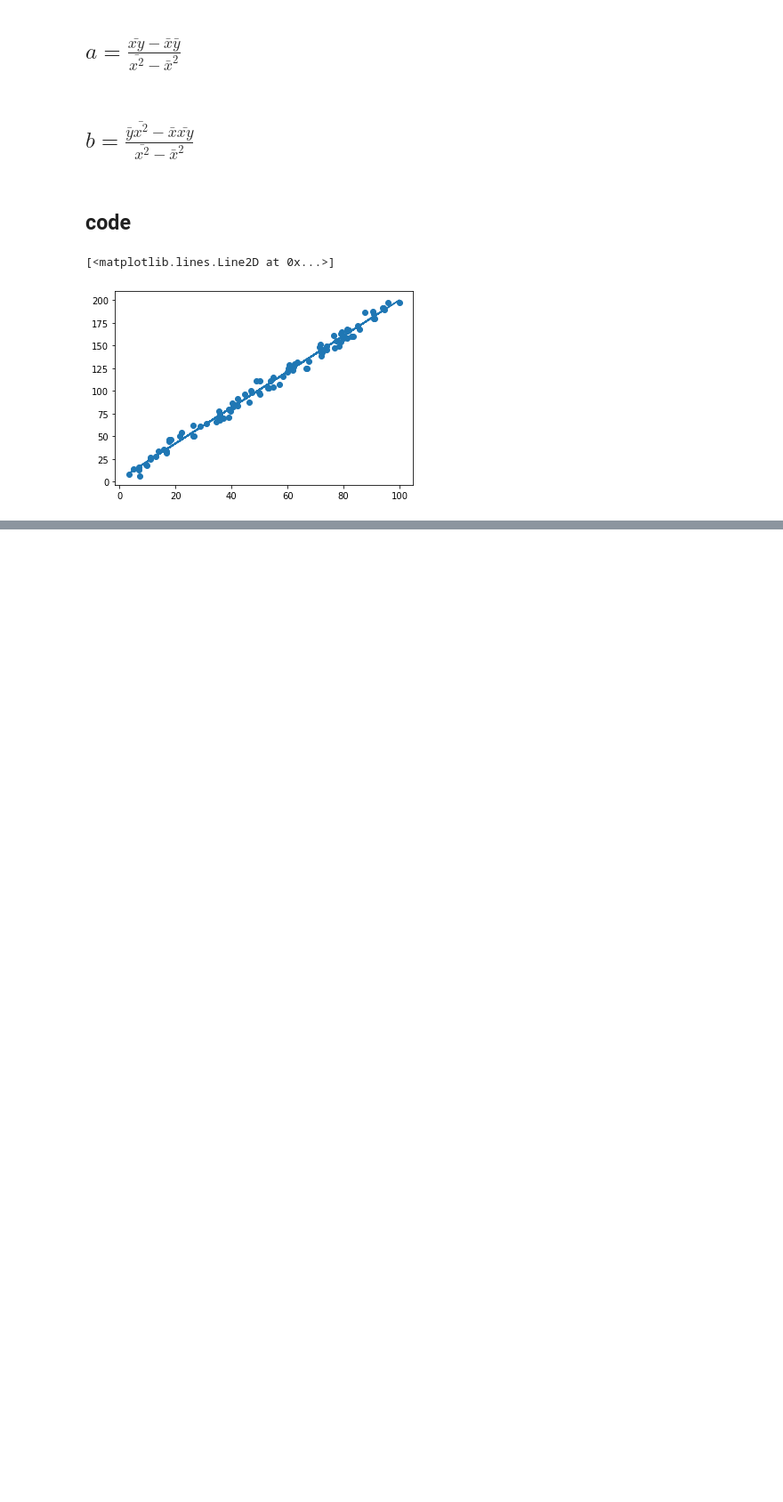
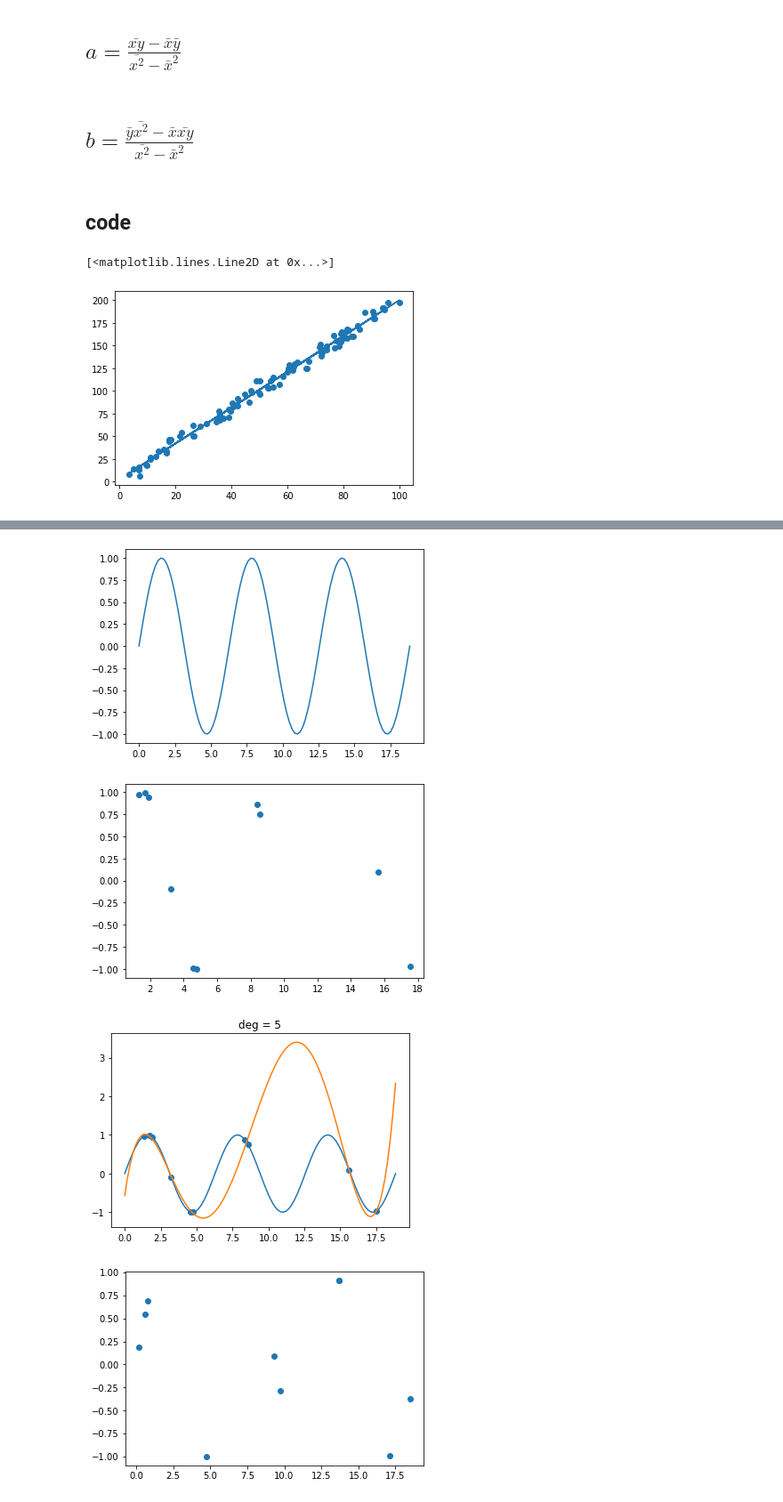
Before and after one commit to sroleden/nothing, a Jupyter notebook: notes/regression_basics.ipynb, the cells around one changed output, grey strips where cells are left out. Shown: that part at 89% size. Cells and saved outputs as stored; diff of their text form; code cells hidden in the pictures; blank space fills up the shorter version.

```diff
--- a/notes/regression_basics.ipynb
+++ b/notes/regression_basics.ipynb
@@ -76,0 +180,2 @@ denominator
+# %%
+Yhat = np.dot(X,w)
@@ -76,0 +219,29 @@ denominator
+# %%
+def fit(X, Y):
+    return np.linalg.solve(X.T.dot(X), X.T.dot(Y))
+# %%
+def get_mse(Y, Yhat):
+    d = Y - Yhat
+    return d.dot(d) / len(d)
+# %%
+def fit_and_display(X, Y, sample, deg):
+    N = len(X)
+    train_idx = np.random.choice(N, sample)
+    Xtrain = X[train_idx]
+    Ytrain = Y[train_idx]
+
+    plt.scatter(Xtrain, Ytrain)
+    plt.show()
+
+    # fit polynomial
+    Xtrain_poly = make_poly(Xtrain, deg)
+    w = fit(Xtrain_poly, Ytrain)
+
+    # display the polynomial
+    X_poly = make_poly(X, deg)
+    Y_hat = X_poly.dot(w)
+    plt.plot(X, Y)
+    plt.plot(X, Y_hat)
+    plt.scatter(Xtrain, Ytrain)
+    plt.title("deg = %d" % deg)
+    plt.show()
@@ -76,0 +283,16 @@ denominator
+# %%
+N = 100
+X = np.linspace(0, 6*np.pi, N)
+Y = np.sin(X)
+
+plt.plot(X, Y)
+plt.show()
+
+for deg in (5, 6, 7, 8, 9):
+    fit_and_display(X, Y, 10, deg)
+plot_train_vs_test_curves(X, Y)
+# %% [output]
+[figure, added]
+[figure, added]
+[figure, added]
+[figure, added]
```
Also changed, not shown: parts of 47 cells of this notebook.
